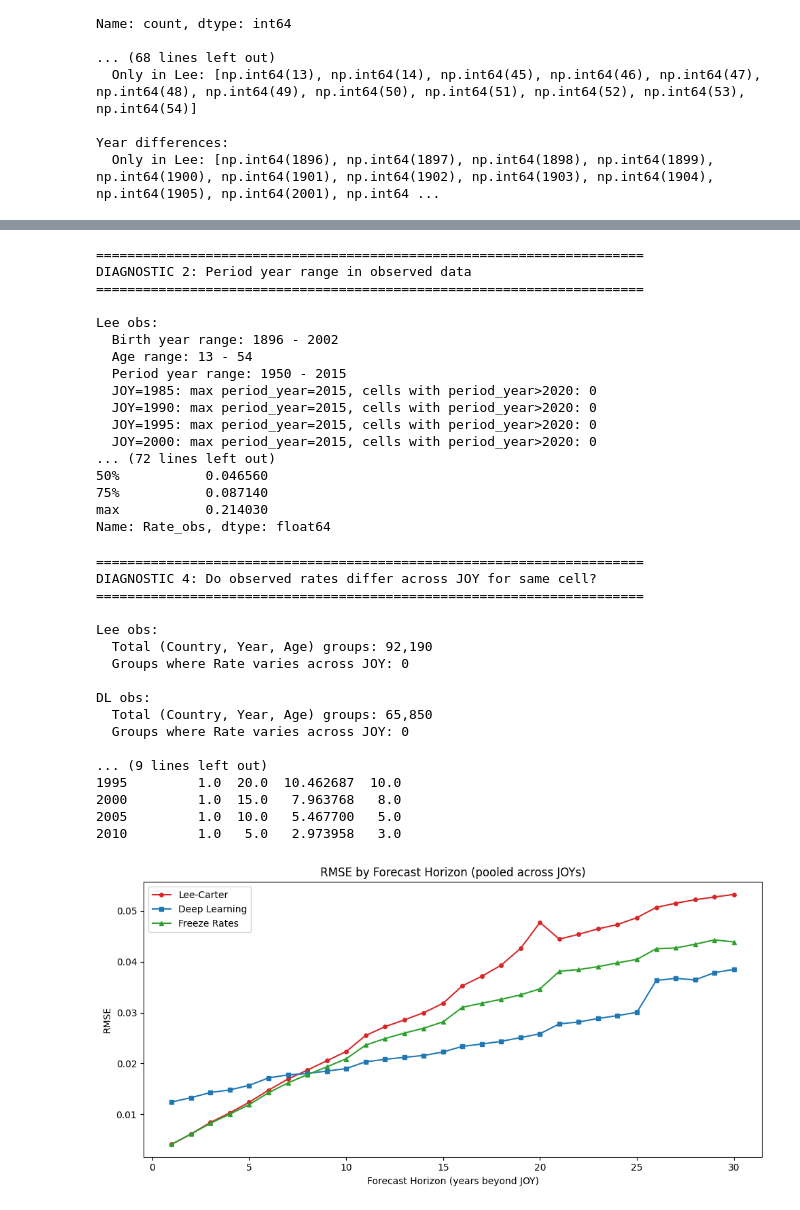
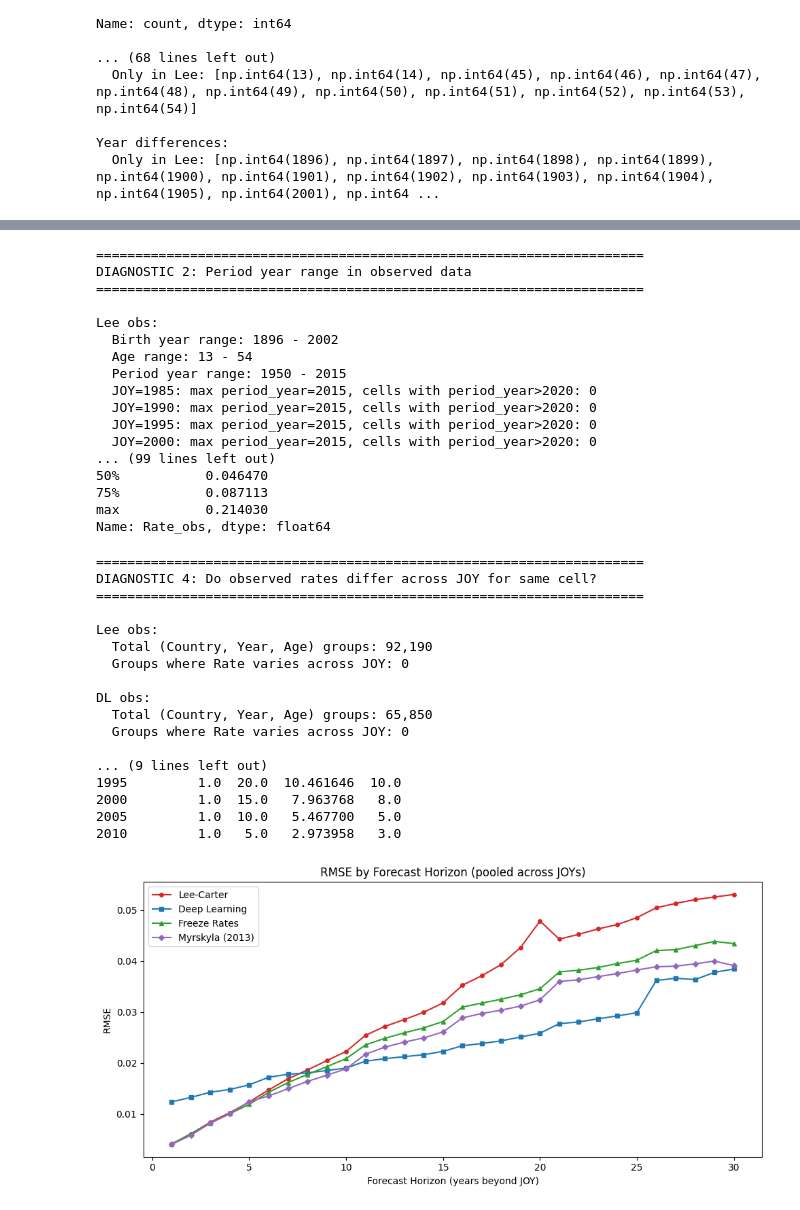
Before and after one commit to paigenpark/deep-fert, a Jupyter notebook: code/evaluation/eval_figures_cohort.ipynb, the cells around one changed output, grey strips where cells are left out. Saved outputs shown, nothing was run; the diff lists cells and outputs as text; code cells hidden in the pictures.

```diff
--- a/code/evaluation/eval_figures_cohort.ipynb
+++ b/code/evaluation/eval_figures_cohort.ipynb
@@ -9,3 +9,5 @@ df_obs_cohort_dl = pd.read_csv('../../data/dl_obs_cohort_v2.csv')
 df_pred_cohort_dl = pd.read_csv('../../data/dl_forecasts_cohort_v2.csv')
 df_pred_cohort_fr = pd.read_csv('../../data/freeze_forecasts_cohort.csv')
 df_obs_cohort_fr = pd.read_csv('../../data/freeze_obs_cohort.csv')
+df_pred_cohort_my = pd.read_csv('../../data/myrskyla_forecasts_cohort.csv')
+df_obs_cohort_my = pd.read_csv('../../data/myrskyla_obs_cohort.csv')
@@ -161,13 +117,17 @@ keys_obs_dl = df_obs_cohort_dl[merge_keys].drop_duplicates()
 keys_pred_dl = df_pred_cohort_dl[merge_keys].drop_duplicates()
 keys_obs_fr = df_obs_cohort_fr[merge_keys].drop_duplicates()
 keys_pred_fr = df_pred_cohort_fr[merge_keys].drop_duplicates()
+keys_obs_my = df_obs_cohort_my[merge_keys].drop_duplicates()
+keys_pred_my = df_pred_cohort_my[merge_keys].drop_duplicates()
 
 # Intersect all four sets of keys
 common_keys = keys_obs_lee.merge(keys_pred_lee, on=merge_keys) \
                           .merge(keys_obs_dl, on=merge_keys) \
                           .merge(keys_pred_dl, on=merge_keys) \
                           .merge(keys_obs_fr, on=merge_keys) \
-                          .merge(keys_pred_fr, on=merge_keys)
+                          .merge(keys_pred_fr, on=merge_keys) \
+                          .merge(keys_obs_my, on=merge_keys) \
+                          .merge(keys_pred_my, on=merge_keys)
 
 print(f"Common keys across all 4 files: {len(common_keys):,}")
 print(f"Keys in Lee obs:  {len(keys_obs_lee):,}")
@@ -176,4 +136,6 @@ print(f"Keys in DL obs:   {len(keys_obs_dl):,}")
 print(f"Keys in DL pred:  {len(keys_pred_dl):,}")
 print(f"Keys in Freeze obs:   {len(keys_obs_fr):,}")
 print(f"Keys in Freeze pred:  {len(keys_pred_fr):,}")
+print(f"Keys in Myrskyla obs:   {len(keys_obs_my):,}")
+print(f"Keys in Myrskyla pred:  {len(keys_pred_my):,}")
 # %% [output]
@@ -546,7 +563,7 @@ print("=" * 70)
 print("DIAGNOSTIC 2: Period year range in observed data")
 print("=" * 70)
 
-for name, df_obs in [("Lee obs", df_obs_cohort_lee), ("DL obs", df_obs_cohort_dl), ("Freeze obs", df_obs_cohort_fr)]:
+for name, df_obs in [("Lee obs", df_obs_cohort_lee), ("DL obs", df_obs_cohort_dl), ("Freeze obs", df_obs_cohort_fr), ("Myrskyla obs", df_obs_cohort_my)]:
     df_obs = df_obs.copy()
     df_obs['period_year'] = df_obs['Year'] + df_obs['Age']
     print(f"\n{name}:")
@@ -568,7 +585,7 @@ print("\n" + "=" * 70)
 print("DIAGNOSTIC 3: Zero or suspicious observed rates in FORECAST cells")
 print("=" * 70)
 
-for name, df_merged in [("Lee", df_merged_lee), ("DL", df_merged_dl), ("Freeze", df_merged_fr)]:
+for name, df_merged in [("Lee", df_merged_lee), ("DL", df_merged_dl), ("Freeze", df_merged_fr), ("Myrskyla", df_merged_my)]:
     df = df_merged.copy()
     df['period_year'] = df['Year'] + df['Age']
     forecast = df[df['period_year'] > df['JumpOffYear']]
@@ -597,9 +614,9 @@ Lee obs:
   JOY=1990: max period_year=2015, cells with period_year>2020: 0
   JOY=1995: max period_year=2015, cells with period_year>2020: 0
   JOY=2000: max period_year=2015, cells with period_year>2020: 0
-... (72 lines left out)
-50%           0.046560
-75%           0.087140
+... (99 lines left out)
+50%           0.046470
+75%           0.087113
 max           0.214030
 Name: Rate_obs, dtype: float64
 # %%
@@ -660,35 +677,43 @@ forecast_fr = df3[df3['horizon'] > 0]
 rmse_by_horizon_fr = forecast_fr.groupby('horizon').apply(
     lambda g: np.sqrt(((g['Rate_pred'] - g['Rate_obs']) ** 2).mean()))
 
+df4 = df_merged_my.copy()
+df4['period_year'] = df4['Year'] + df4['Age']
+df4['horizon'] = df4['period_year'] - df4['JumpOffYear']
+forecast_my = df4[df4['horizon'] > 0]
+rmse_by_horizon_my = forecast_my.groupby('horizon').apply(
+    lambda g: np.sqrt(((g['Rate_pred'] - g['Rate_obs']) ** 2).mean()))
+
 fig, ax = plt.subplots(figsize=(10, 5))
 ax.plot(rmse_by_horizon_lee.index, rmse_by_horizon_lee.values, 'o-', label='Lee-Carter', color='#d62728', markersize=4)
 ax.plot(rmse_by_horizon_dl.index, rmse_by_horizon_dl.values, 's-', label='Deep Learning', color='#1f77b4', markersize=4)
 ax.plot(rmse_by_horizon_fr.index, rmse_by_horizon_fr.values, '^-', label='Freeze Rates', color='#2ca02c', markersize=4)
+ax.plot(rmse_by_horizon_my.index, rmse_by_horizon_my.values, 'D-', label='Myrskyla (2013)', color='#9467bd', markersize=4)
 ax.set_xlabel('Forecast Horizon (years beyond JOY)')
 ax.set_ylabel('RMSE')
 ax.set_title('RMSE by Forecast Horizon (pooled across JOYs)')
 ax.legend()
 plt.tight_layout()
 plt.show()
 # %% [output]
 ======================================================================
 DIAGNOSTIC 4: Do observed rates differ across JOY for same cell?
 ======================================================================
 
 Lee obs:
   Total (Country, Year, Age) groups: 92,190
   Groups where Rate varies across JOY: 0
 
 DL obs:
   Total (Country, Year, Age) groups: 65,850
   Groups where Rate varies across JOY: 0
 
 ... (9 lines left out)
-1995         1.0  20.0  10.462687  10.0
+1995         1.0  20.0  10.461646  10.0
 2000         1.0  15.0   7.963768   8.0
 2005         1.0  10.0   5.467700   5.0
 2010         1.0   5.0   2.973958   3.0
-[figure, old version]
+[figure, new version]
 # %%
 # CORRECTED PLOT: RMSE by JOY using forecast-only cells
 fig, axes = plt.subplots(1, 2, figsize=(16, 5))
```
Also changed, not shown: parts of 19 cells of this notebook, 3 other files.
